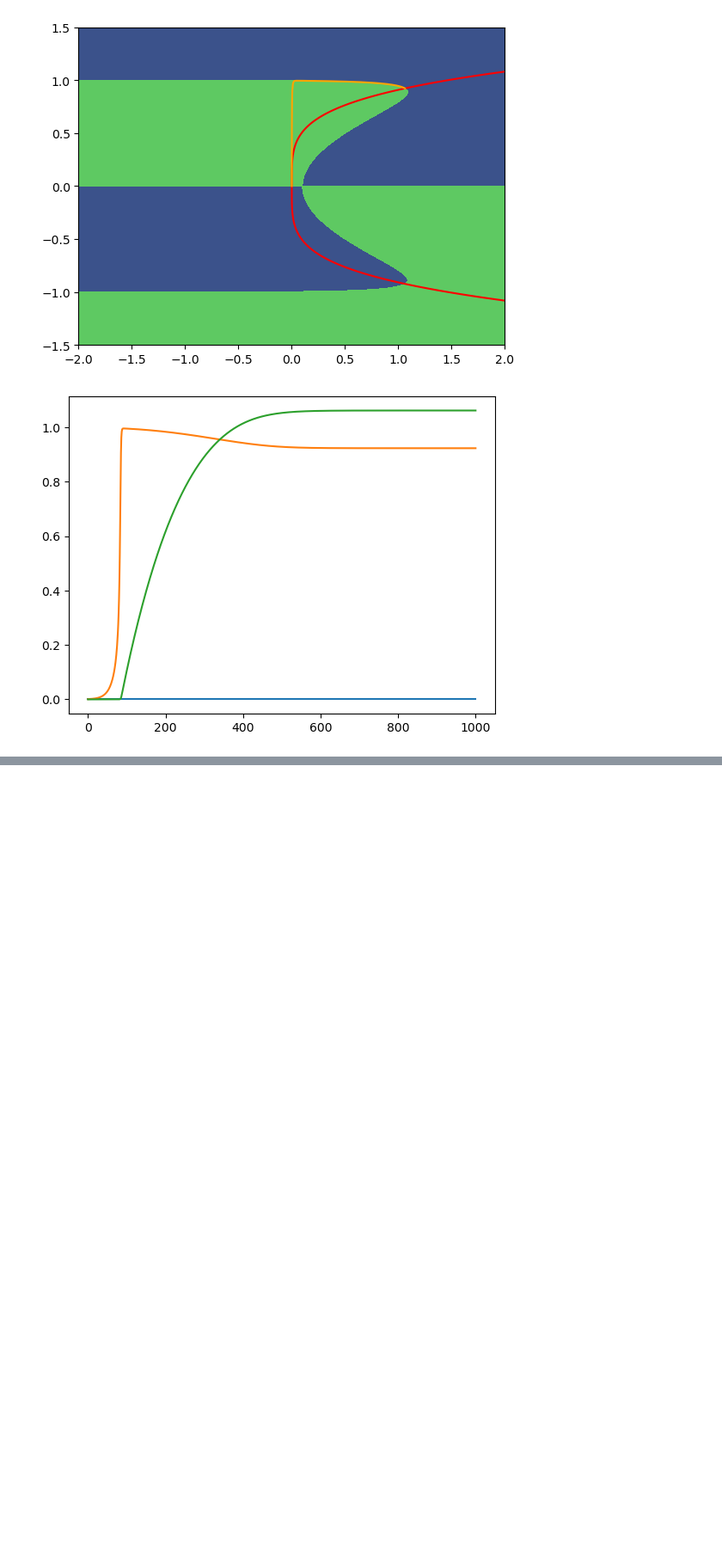
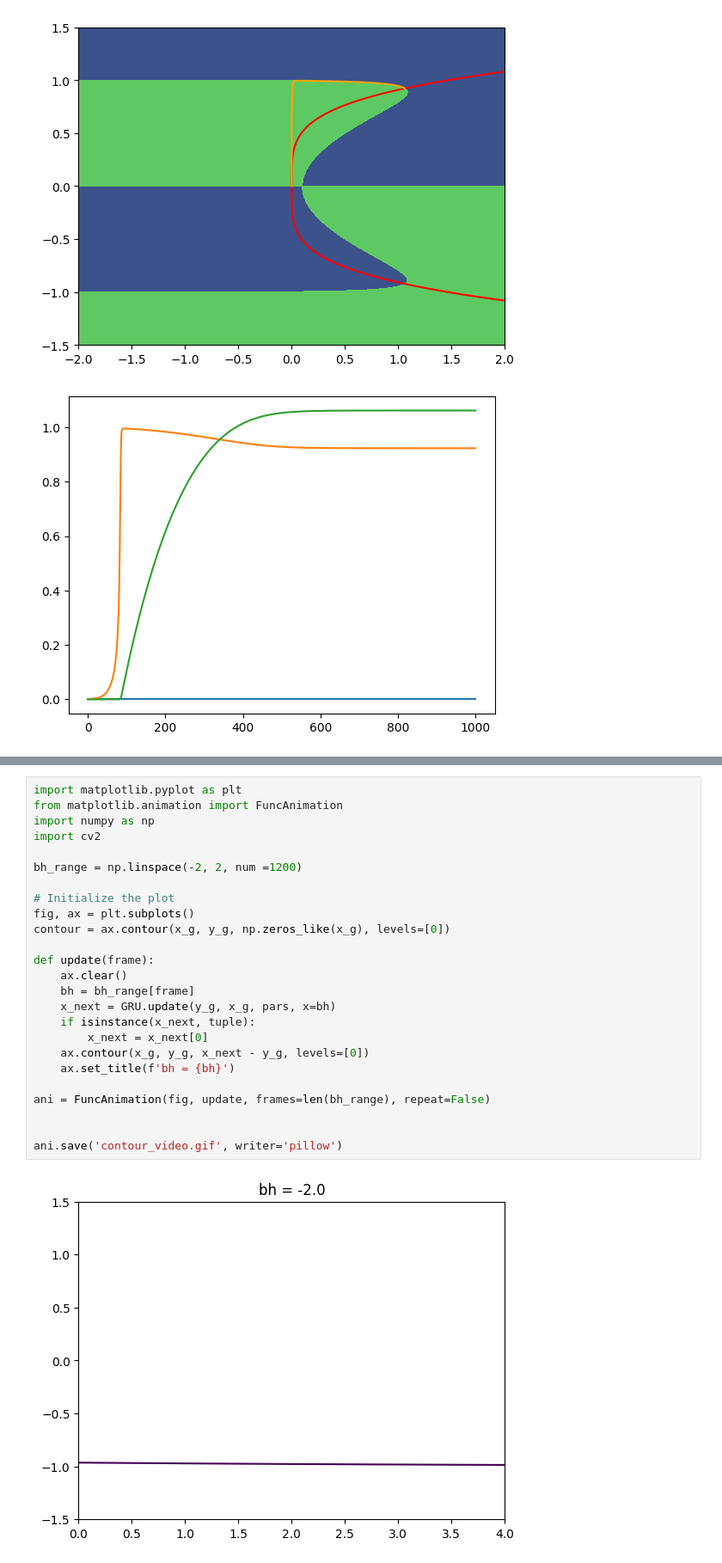
Before and after one commit to gerome-andry/RNN-dynamics, a Jupyter notebook: Analysis.ipynb, the cells around one changed output, grey strips where cells are left out. Shown at 86% size. Saved outputs shown, nothing was run; the diff lists cells and outputs as text; blank space fills up the shorter version.

```diff
--- a/Analysis.ipynb
+++ b/Analysis.ipynb
@@ -246,0 +338,27 @@ plt.show()
+# %%
+import matplotlib.pyplot as plt
+from matplotlib.animation import FuncAnimation
+import numpy as np
+import cv2
+
+bh_range = np.linspace(-2, 2, num =1200)
+
+# Initialize the plot
+fig, ax = plt.subplots()
+contour = ax.contour(x_g, y_g, np.zeros_like(x_g), levels=[0])
+
+def update(frame):
+    ax.clear()
+    bh = bh_range[frame]
+    x_next = GRU.update(y_g, x_g, pars, x=bh)
+    if isinstance(x_next, tuple):
+        x_next = x_next[0]
+    ax.contour(x_g, y_g, x_next - y_g, levels=[0])
+    ax.set_title(f'bh = {bh}')
+
+ani = FuncAnimation(fig, update, frames=len(bh_range), repeat=False)
+
+
+ani.save('contour_video.gif', writer='pillow')
+# %% [output]
+[figure, added]
```
Also changed, not shown: parts of 9 cells of this notebook, 1 other file.
